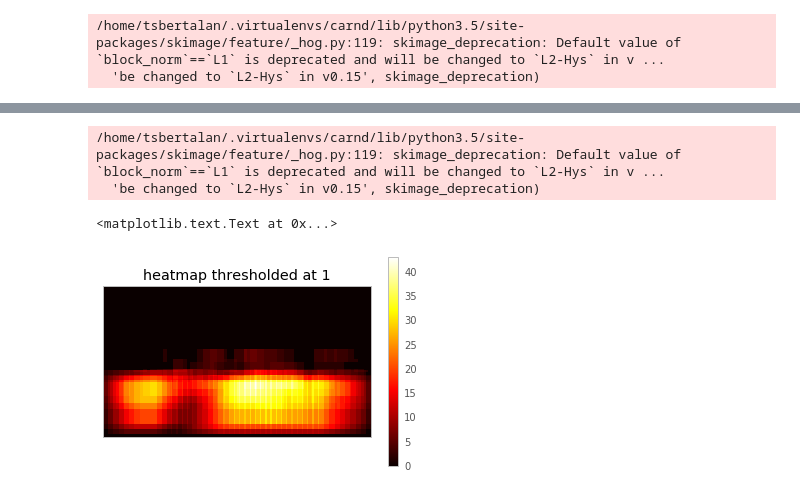
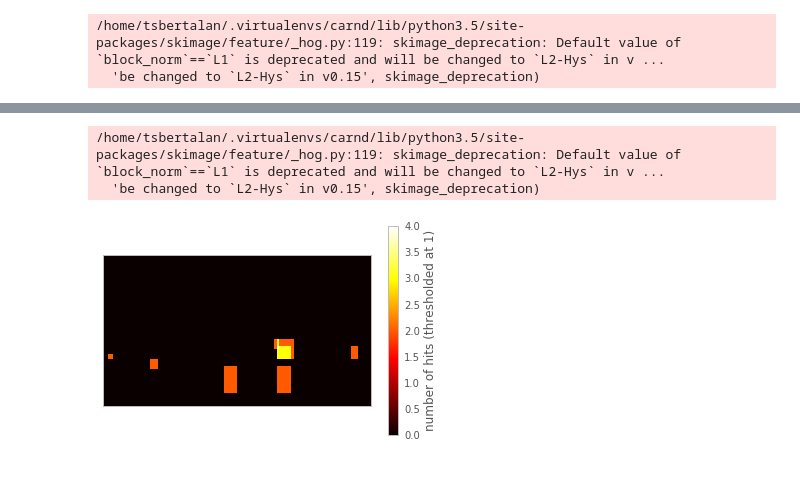
Before and after one commit to tsbertalan/vehicleDetection, a Jupyter notebook: Vehicle Detection - detector object.ipynb, the cells around one changed output, grey strips where cells are left out. Drawn from its saved outputs; the diff is of its cells as text; code cells hidden in the pictures.

```diff
--- a/Vehicle Detection - detector object.ipynb
+++ b/Vehicle Detection - detector object.ipynb
@@ -166,9 +95,10 @@ ax.set_xlabel('class');
 # %%
 indices = np.arange(len(images))
 np.random.shuffle(indices)
-n = 2048
+n = 1024
 imageWindows = [images[i] for i in indices[:n]]
-classes = [Y[i] for i in indices[:n]]
+windowClasses = [classes[i] for i in indices[:n]]
 # %%
 best_params_ = {'gamma': 6.5793322465756827e-05, 'kernel': 'rbf', 'C': 15.199110829529332}
-best_params_ = {'kernel': 'linear', 'C': 12.0}
+# best_params_ = {'gamma': 10**(-4), 'kernel': 'rbf', 'C': 2}
+# best_params_ = {'kernel': 'linear', 'C': 1.0}
@@ -269,7 +181,7 @@ Got scalar parameter (C). Assuming no CV requested.
 %%time
 detector.fit(
     images,
-    Y,
+    classes,
 )
 # %% [output]
 /home/tsbertalan/.virtualenvs/carnd/lib/python3.5/site-packages/skimage/feature/_hog.py:119: skimage_deprecation: Default value of `block_norm`==`L1` is deprecated and will be changed to `L2-Hys` in v ...
@@ -280,14 +247,14 @@ Wall time: 30.6 s
 # %% [markdown]
 # Run the detector on a test image.
 # %%
-impath = 'test_images/test6.jpg'
+impath = 'test_images/test4.jpg'
 img = mpimage.imread(impath)
-windows = vehicleDetection.search_classify.slide_window(img)
+windows = vehicleDetection.search.slide_window(img)
 
 windows = [w for w in detector.generateWindows(img)]
 np.random.shuffle(windows)
 
-nwin = 32
+nwin = 96
 windows[:nwin]
 
 fig, ax = plt.subplots(figsize=(16,9))
@@ -296,8 +263,8 @@ ax.imshow(
         img, windows[:nwin], thick=2,
     )
 )
-ax.set_xticks([])
-ax.set_yticks([]);
+ax.set_xticks([]);
+# ax.set_yticks([]);
 ax.set_title('Some candidate bounding boxes')
 # %% [output]
 <matplotlib.text.Text at 0x...>
@@ -388,18 +355,16 @@ ax.set_yticks(np.round(np.linspace(0, 720, 8)))
 # %%
 heatmap = detector.heat(img.shape, detector.rawDetect(img))
 thr = 1
 heatmap[heatmap <= thr] = 0
 fig, ax = plt.subplots()
 im = ax.imshow(heatmap[:, :, 0], cmap=mpl.cm.hot)
-fig.colorbar(im)
+fig.colorbar(im, label='number of hits (thresholded at %d)' % thr)
 ax.set_xticks([])
 ax.set_yticks([]);
-ax.set_title('heatmap thresholded at %s' % thr)
 # %% [output]
 /home/tsbertalan/.virtualenvs/carnd/lib/python3.5/site-packages/skimage/feature/_hog.py:119: skimage_deprecation: Default value of `block_norm`==`L1` is deprecated and will be changed to `L2-Hys` in v ...
   'be changed to `L2-Hys` in v0.15', skimage_deprecation)
-<matplotlib.text.Text at 0x...>
-[figure, old version]
+[figure, new version]
 # %%
 set(heatmap.ravel())
 # %% [output]
```
Also changed, not shown: parts of 38 cells of this notebook, 7 other files.
